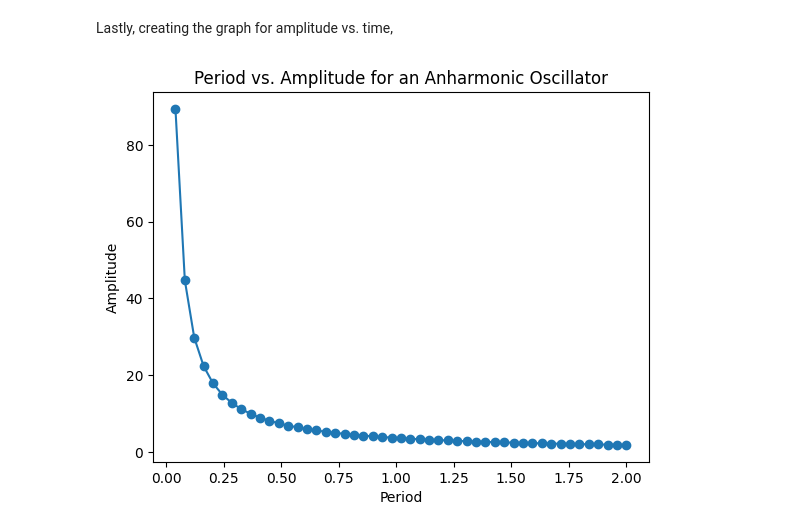
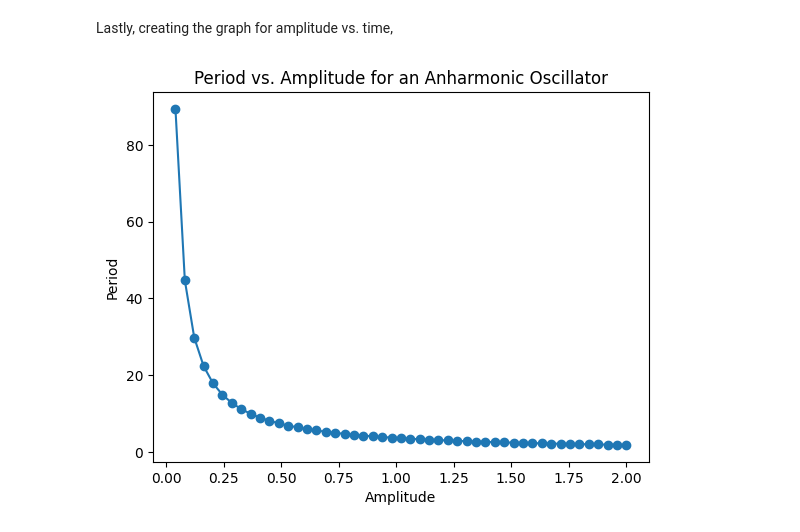
Before and after one commit to N8ndanac/AppPhy155, a Jupyter notebook: Lab Assignments/lab_assignment_module1.ipynb, the cells around one changed output. Saved outputs shown, nothing was run; the diff lists cells and outputs as text; code cells hidden in the pictures.

```diff
--- a/Lab Assignments/lab_assignment_module1.ipynb
+++ b/Lab Assignments/lab_assignment_module1.ipynb
@@ -236,33 +236,33 @@ from matplotlib import pyplot as plt
 def graph(a, b, N):
   #Create the initial array for the amplitudes
   x = np.zeros(N)
   #Create the initial array for the periods
   y = np.zeros(N)
 
   #Find the interval between each data point
   h = (b - a)/(N - 1)
 
   #Define the amplitude and period at each data point
   for i in range(N):
     #Provide even spacing between all chosen points of amplitude
     j = a + i*h
     x[i] = j
     #Evaluate the period at each amplitude
     y[i] = T(j)
 
   #Graphing
   plt.plot(x, y, "-o")
   #Setting axis labels and chart title
-  plt.xlabel("Period")
-  plt.ylabel("Amplitude")
+  plt.ylabel("Period")
+  plt.xlabel("Amplitude")
   plt.title("Period vs. Amplitude for an Anharmonic Oscillator")
 
   return
 
 #Running our function
 graph(0, 2, 50)
 
 #Displaying our graph
 plt.show()
 # %% [output]
-[figure, old version]
+[figure, new version]
```
Also changed, not shown: parts of 5 cells of this notebook.
